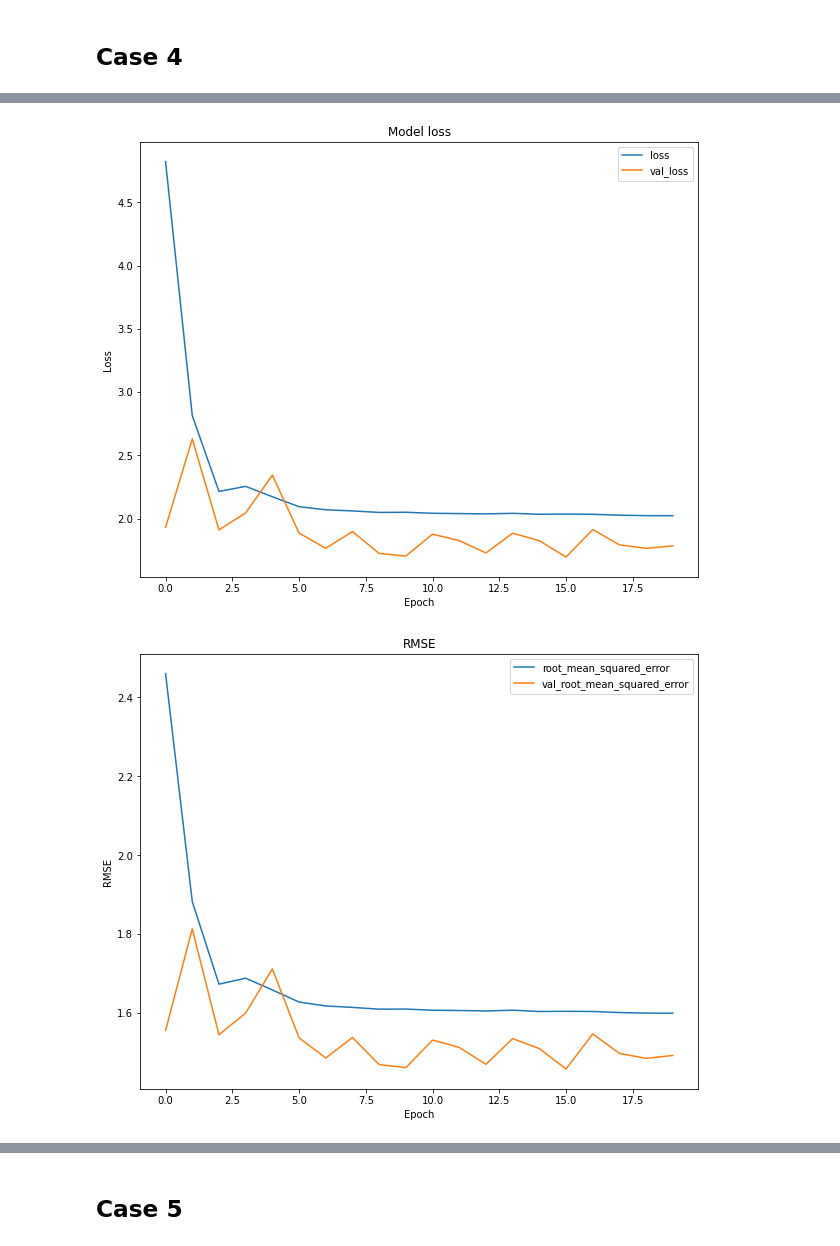
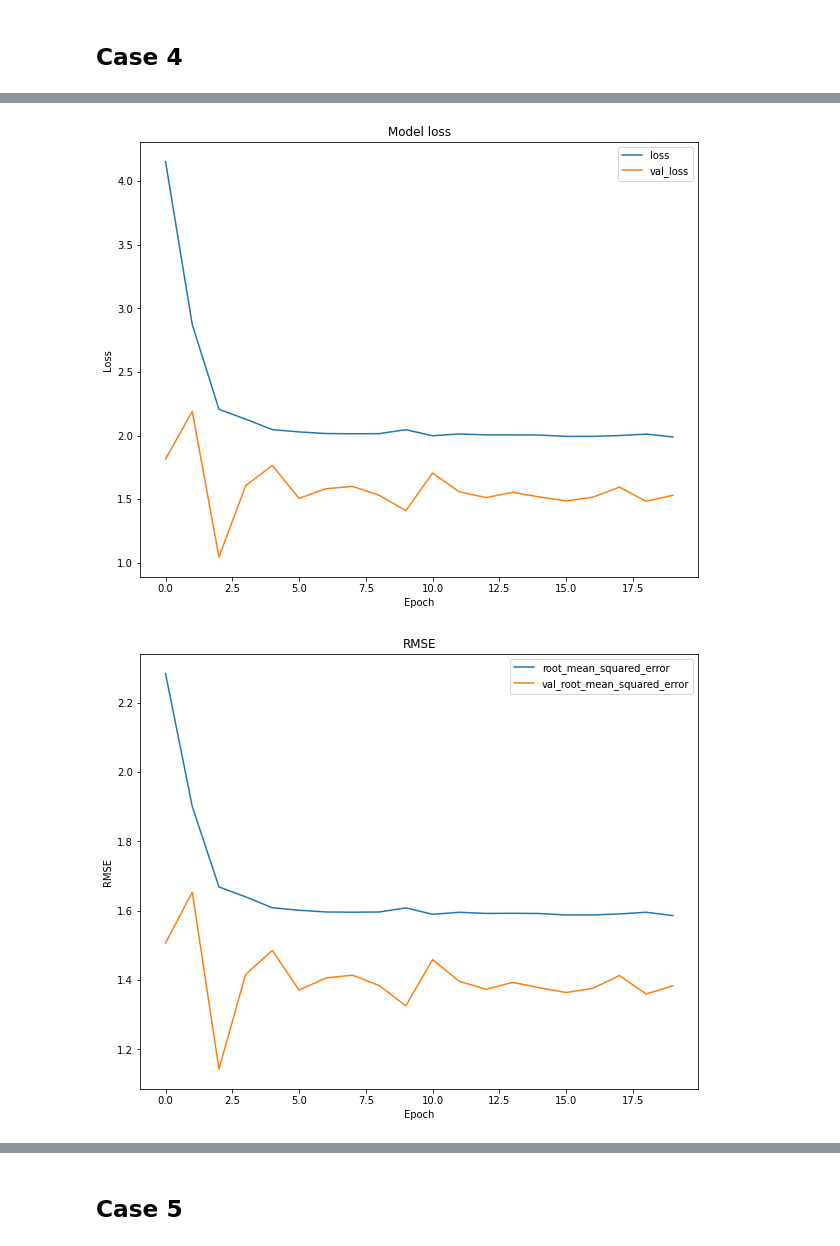
Before and after one commit to drdeleon/rack-temp-pred, a Jupyter notebook: rack-temp-pred/multi_linear.ipynb, the cells around one changed output, grey strips where cells are left out. Cells and saved outputs as stored; diff of their text form; code cells hidden in the pictures.

Commit message:
Case 1 for testing in multi linear

```diff
--- a/rack-temp-pred/multi_linear.ipynb
+++ b/rack-temp-pred/multi_linear.ipynb
@@ -7,15 +11,12 @@ from utils import train_test_val_split
 # %%
 def train_case(case_df, model, in_width, out_steps, max_epochs):
-    """ Train model for given case df. """
+    """ Train model for given case df. Currently uses 20% of data for validation and 80% for training. """
 
     outlets = [ col for col in case_df.columns.values if col.startswith('outlet') ]
     column_indices = { name: i for i, name in enumerate(case_df.columns) }
 
-    train_df, test_df, val_df = train_test_val_split(case_df)
+    train_df, test_df, val_df = utils.train_test_val_split(case_df, test_size=0, val_size=0.2)
     # train_df, test_df, val_df = normalize_datasets(train_df, test_df, val_df)
-    print(train_df.shape)
-    print(test_df.shape)
-    print(val_df.shape)
 
     label_columns = outlets
 
@@ -218,5 +179,5 @@ label_col_index 135
 # %%
-plot_losses(history=history)
+utils.plot_losses(history=history)
 # %% [output]
-[figure, old version]
+[figure, new version]
-[figure, old version]
+[figure, new version]
```
Also changed, not shown: parts of 28 cells of this notebook, 2 other files.
